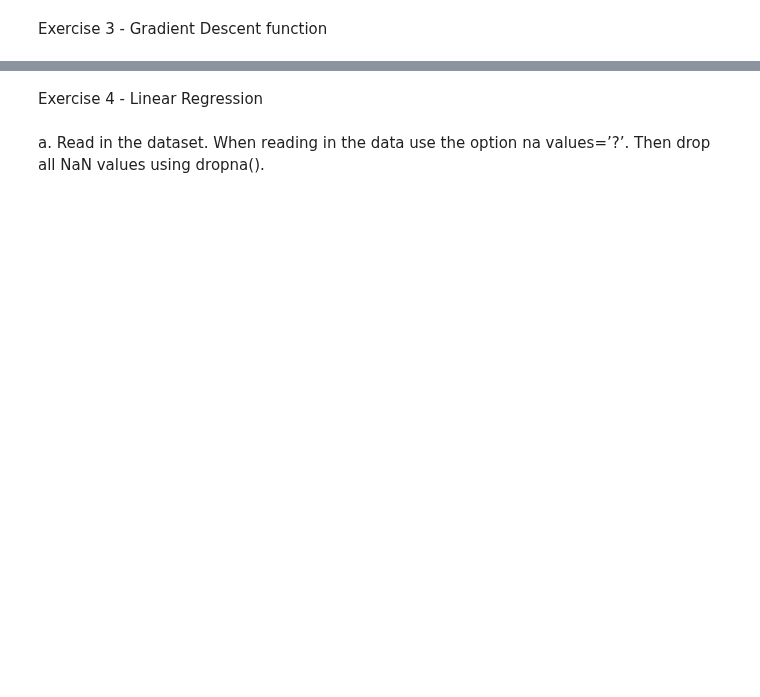
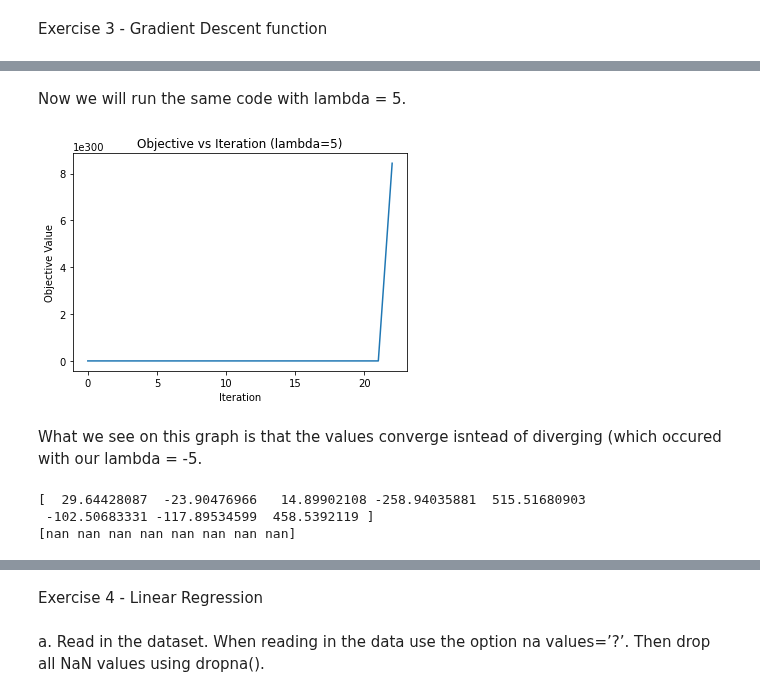
Before and after one commit to nliftman/MSDS, a Jupyter notebook: Data 558/hw2.ipynb, the cells around one changed output, grey strips where cells are left out. Drawn from its saved outputs; the diff is of its cells as text; code cells hidden in the pictures; blank space fills up the shorter version.

```diff
--- a/Data 558/hw2.ipynb
+++ b/Data 558/hw2.ipynb
@@ -72,0 +119,35 @@ HELP
+# %% [markdown]
+Now we will run the same code with lambda = 5.
+# %%
+#now we run the graddescent for the 5 lambda:
+betas = graddescent(X= X_train, y = y_train, beta0 = np.zeros(X.shape[1]), step = .5, lamb = 5, maxi = 1000)
+#now we get the objectives
+objectives = []
+
+for beta in betas:
+    obj = compute_objective(X, y, beta, lamb = 5)
+    objectives.append(obj)
+
+plt.plot(objectives)
+plt.xlabel("Iteration")
+plt.ylabel("Objective Value")
+plt.title(f"Objective vs Iteration (lambda={lamb})")
+plt.show()
+# %% [output]
+[figure, added]
+# %% [markdown]
+What we see on this graph is that the values converge isntead of diverging (which occured with our lambda = -5.
+# %%
+from sklearn.linear_model import Ridge
+lamb = 5
+model = Ridge(alpha=lamb, fit_intercept=False)
+model.fit(X_train, y_train)
+
+beta_star = model.coef_
+print(beta_star)
+beta_t = betas[-1]
+print(beta_t)
+# %% [output]
+[  29.64428087  -23.90476966   14.89902108 -258.94035881  515.51680903
+ -102.50683331 -117.89534599  458.5392119 ]
+[nan nan nan nan nan nan nan nan]
```
Also changed, not shown: parts of 11 cells of this notebook.
